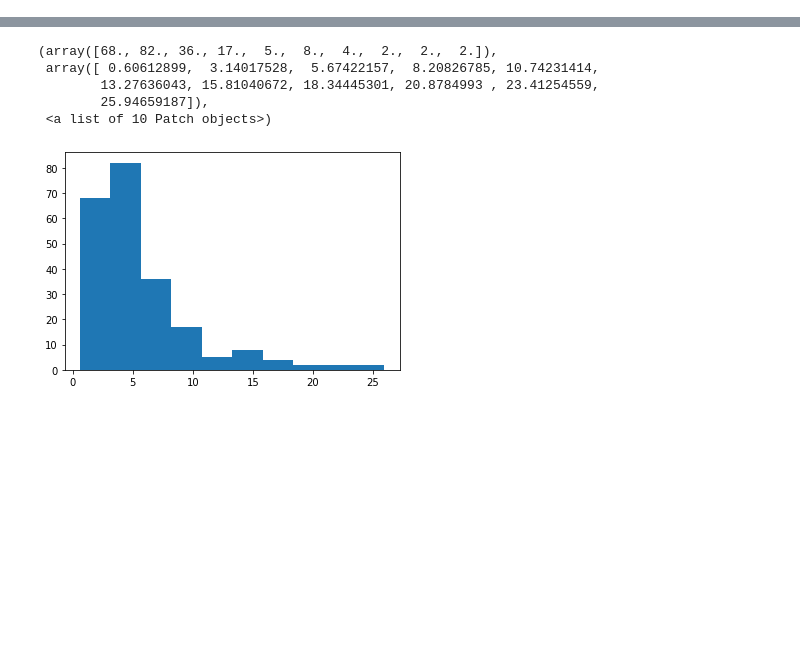
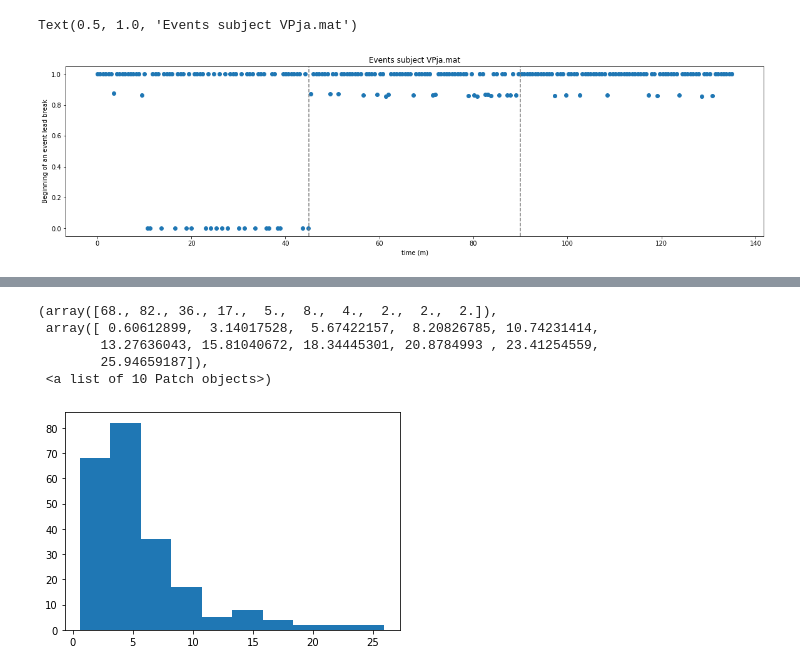
Before and after one commit to cobando/EmergencyBraking, a Jupyter notebook: Notebooks/ExploringOneSubjectData.ipynb, the cells around one changed output, grey strips where cells are left out. Saved outputs shown, nothing was run; the diff lists cells and outputs as text; code cells hidden in the pictures; blank space fills up the shorter version.

```diff
--- a/Notebooks/ExploringOneSubjectData.ipynb
+++ b/Notebooks/ExploringOneSubjectData.ipynb
@@ -285,0 +117,6 @@ plt.imshow(A_mean)
+# %%
+car_brake = time_mrk.T*y[:,1]
+react_emg = time_mrk.T*y[:,4]
+car_collision = time_mrk.T*y[:,3]
+print("Number of events: ", len(car_brake[car_brake>0]))
+print("Number of collision: ", len(car_collision[car_collision>0]))
@@ -285,0 +131,14 @@ plt.imshow(A_mean)
+# %%
+lead_brake_index = 63 # Index for channel 'lead_brake'
+m = 100
+events = np.array(car_brake[car_brake>0]/5).astype(int)
+plt.figure(figsize=(20,5))
+plt.plot(np.linspace(start = 0, stop = x.shape[1], num =len(x[lead_brake_index,events]))/200/60, x[lead_brake_index,events], linestyle=' ', marker="o")
+plt.axvline(x=45, color='gray', linestyle='--')
+plt.axvline(x=90, color='gray', linestyle='--')
+plt.xlabel("time (m)")
+plt.ylabel("Beginning of an event lead break")
+plt.title('Events subject ' + file_name)
+# %% [output]
+Text(0.5, 1.0, 'Events subject VPja.mat')
+[figure, added]
```
Also changed, not shown: parts of 150 cells of this notebook, 15 other files.
